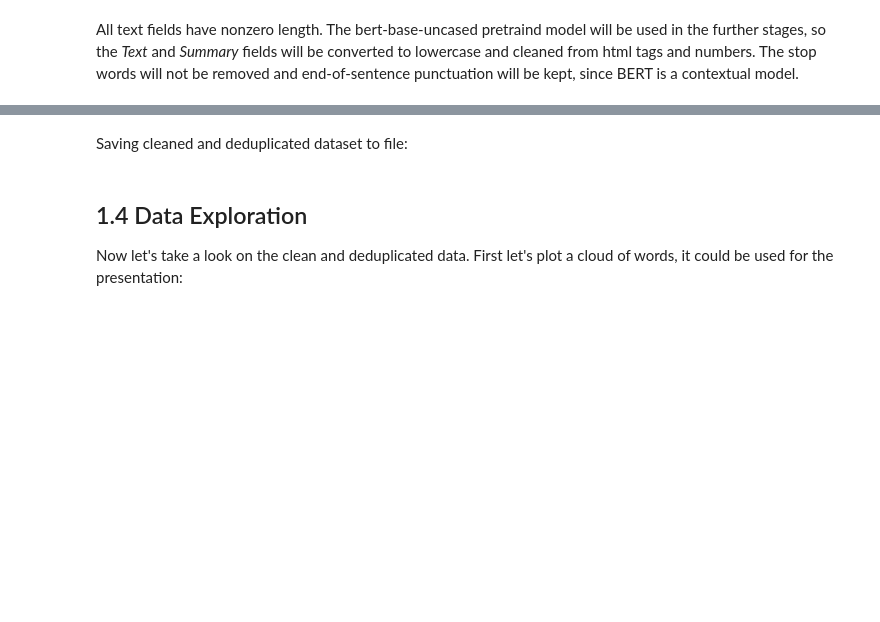
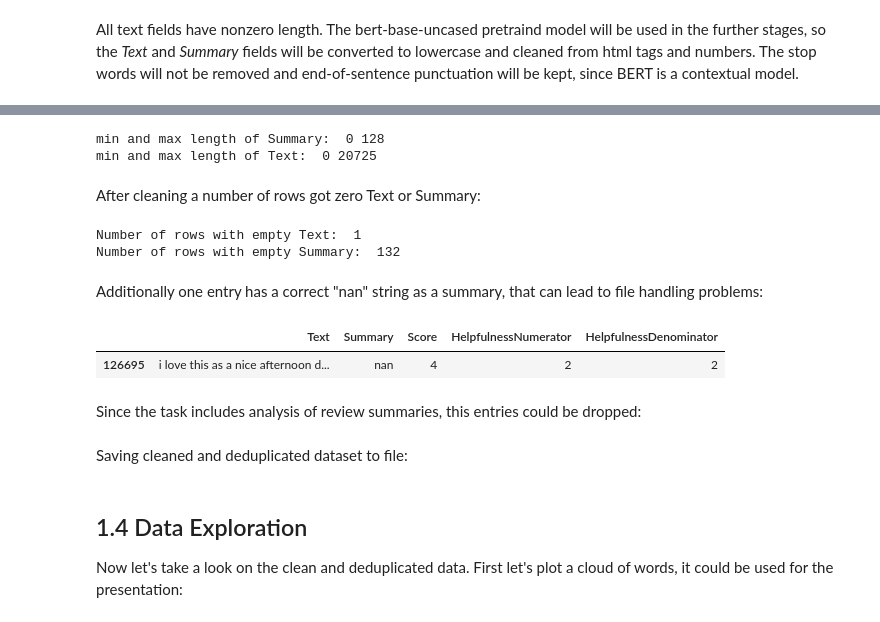
Before and after one commit to EvgenyGorelov/Food_Reviews, a Jupyter notebook: Exploration.ipynb, the cells around one changed output, grey strips where cells are left out. Saved outputs shown, nothing was run; the diff lists cells and outputs as text; code cells hidden in the pictures; blank space fills up the shorter version.

Commit message:
Summary nan fixed

```diff
--- a/Exploration.ipynb
+++ b/Exploration.ipynb
@@ -334,3 +334,32 @@ df_dedup_lo_nt.tail()
 | 395000 | this would be a great coffee drin... | soso espresso style coffee drink | 3 | 1 | 2 |
 | 395001 | earths best infant formula soy ir... | earths best soy baby formula | 5 | 0 | 0 |
 | 395002 | taste. i was expecting it to tast... | ehh okay i guess. | 2 | 1 | 1 |
+# %%
+print("min and max length of Summary: ",
+      df_dedup_lo_nt["Summary"].str.len().min(),
+      df_dedup_lo_nt["Summary"].str.len().max())
+print("min and max length of Text: ",
+      df_dedup_lo_nt["Text"].str.len().min(),
+      df_dedup_lo_nt["Text"].str.len().max())
+# %% [output]
+min and max length of Summary:  0 128
+min and max length of Text:  0 20725
+# %% [markdown]
+After cleaning a number of rows got zero Text or Summary:
+# %%
+print("Number of rows with empty Text: ",
+      len(df_dedup_lo_nt[df_dedup_lo_nt["Text"]==""]),
+      "\nNumber of rows with empty Summary: ",
+      len(df_dedup_lo_nt[df_dedup_lo_nt["Summary"]==""]))
+# %% [output]
+Number of rows with empty Text:  1
+Number of rows with empty Summary:  132
+# %% [markdown]
+Additionally one entry has a correct "nan" string as a summary, that can lead to file handling problems:
+# %%
+df_dedup_lo_nt[df_dedup_lo_nt["Summary"]=="nan"]
+# %% [output]
+|  | Text | Summary | Score | HelpfulnessNumerator | HelpfulnessDenominator |
+| 126695 | i love this as a nice afternoon d... | nan | 4 | 2 | 2 |
+# %% [markdown]
+Since the task includes analysis of review summaries, this entries could be dropped:
```
Also changed, not shown: parts of 3 cells of this notebook.
